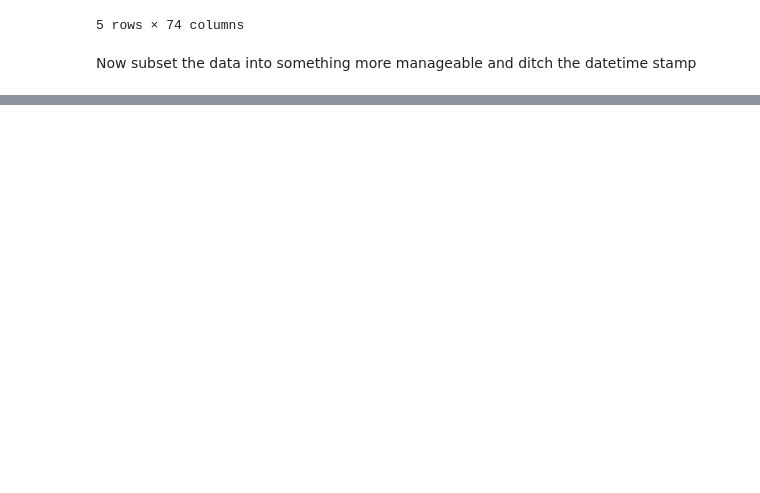
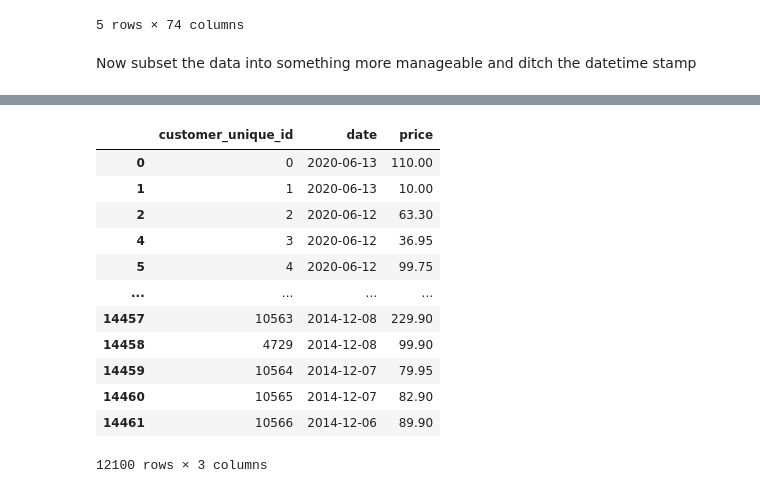
Before and after one commit to dc-larson/Insight_Data_Project, a Jupyter notebook: Online_transactions.ipynb, the cells around one changed output, grey strips where cells are left out. Saved outputs shown, nothing was run; the diff lists cells and outputs as text; code cells hidden in the pictures; blank space fills up the shorter version.

```diff
--- a/Online_transactions.ipynb
+++ b/Online_transactions.ipynb
@@ -128,0 +185,17 @@ list(transaction_data.columns)
+# %%
+# Drop 'Paid_at'
+transaction_data.drop(columns=['Created_at', 'Total'])
+# %% [output]
+|  | customer_unique_id | date | price |
+| 0 | 0 | 2020-06-13 | 110.00 |
+| 1 | 1 | 2020-06-13 | 10.00 |
+| 2 | 2 | 2020-06-12 | 63.30 |
+| 4 | 3 | 2020-06-12 | 36.95 |
+| 5 | 4 | 2020-06-12 | 99.75 |
+| ... | ... | ... | ... |
+| 14457 | 10563 | 2014-12-08 | 229.90 |
+| 14458 | 4729 | 2014-12-08 | 99.90 |
+| 14459 | 10564 | 2014-12-07 | 79.95 |
+| 14460 | 10565 | 2014-12-07 | 82.90 |
+| 14461 | 10566 | 2014-12-06 | 89.90 |
+12100 rows × 3 columns
```
Also changed, not shown: parts of 13 cells of this notebook.
